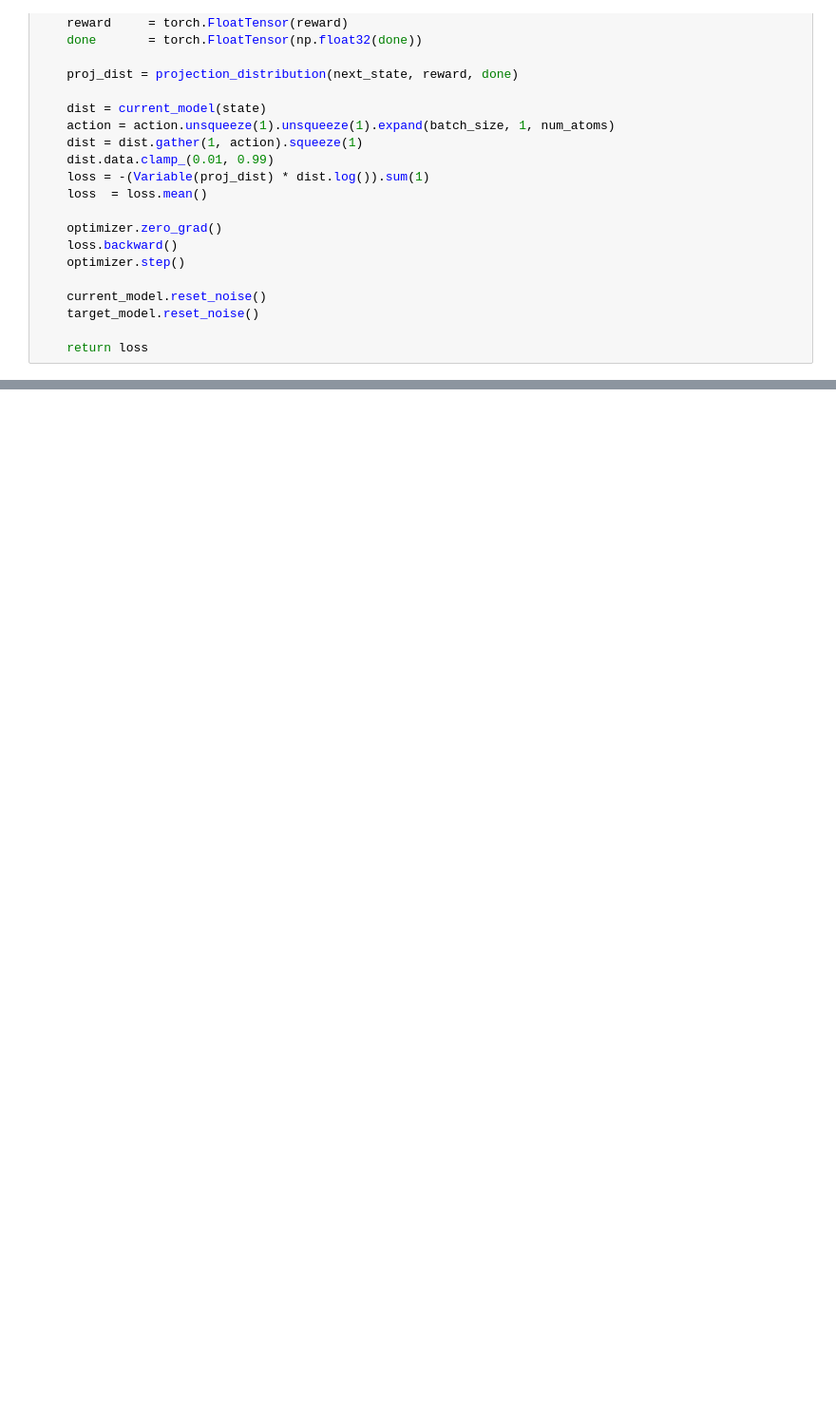
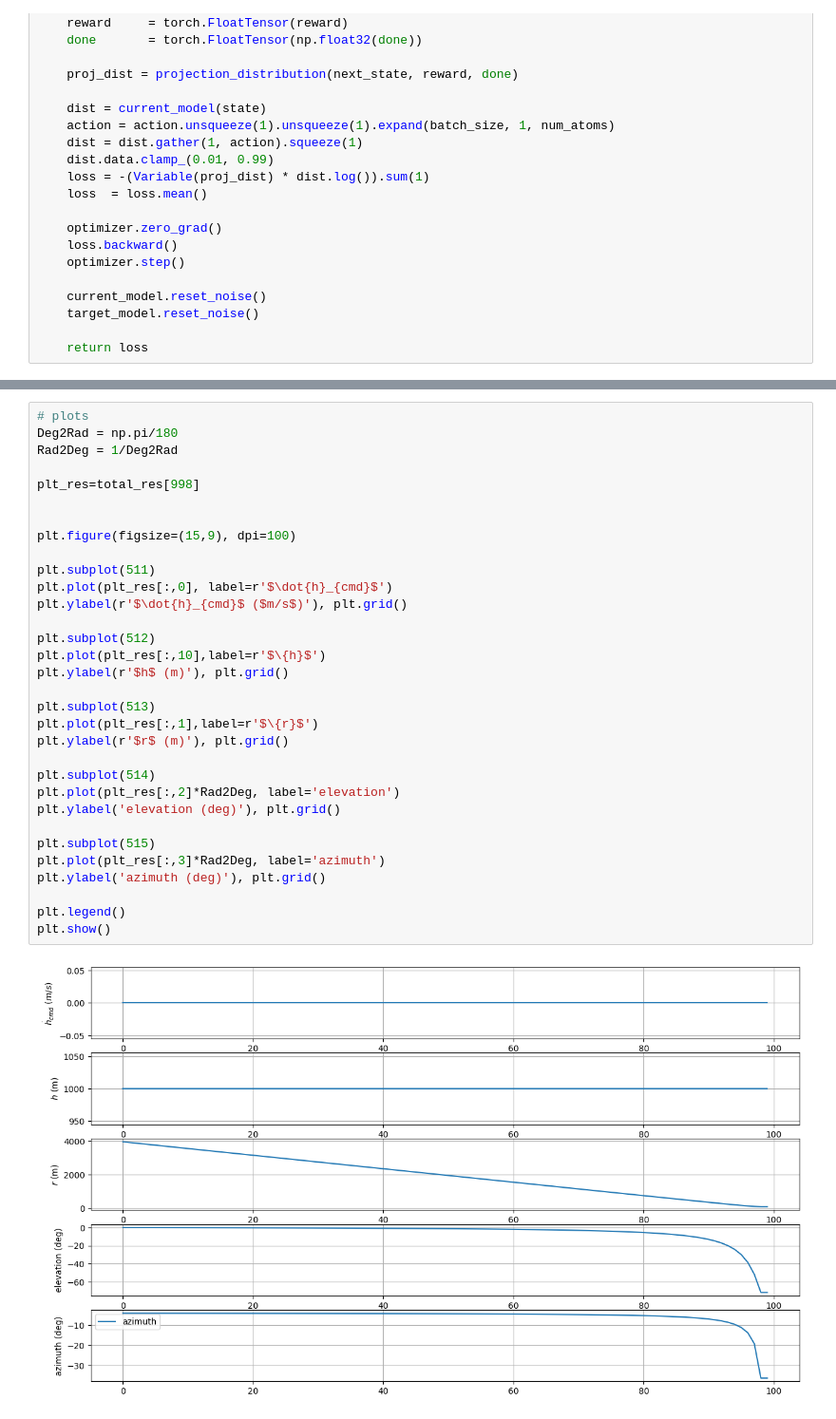
Before and after one commit to acsl-inha/collision_avoidance, a Jupyter notebook: Aircraft_avoidance_RL/6.non_cmd_rainbow/rainbow dqn.ipynb, the cells around one changed output, grey strips where cells are left out. Shown: that part at 95% size. Drawn from its saved outputs; the diff is of its cells as text; blank space fills up the shorter version.

```diff
--- a/Aircraft_avoidance_RL/6.non_cmd_rainbow/rainbow dqn.ipynb
+++ b/Aircraft_avoidance_RL/6.non_cmd_rainbow/rainbow dqn.ipynb
@@ -331,0 +272,34 @@ for frame_idx in range(1, num_frames + 1):
+# %%
+# plots
+Deg2Rad = np.pi/180
+Rad2Deg = 1/Deg2Rad
+
+plt_res=total_res[998]
+
+
+plt.figure(figsize=(15,9), dpi=100)
+
+plt.subplot(511)
+plt.plot(plt_res[:,0], label=r'$\dot{h}_{cmd}$')
+plt.ylabel(r'$\dot{h}_{cmd}$ ($m/s$)'), plt.grid()
+
+plt.subplot(512)
+plt.plot(plt_res[:,10],label=r'$\{h}$')
+plt.ylabel(r'$h$ (m)'), plt.grid()
+
+plt.subplot(513)
+plt.plot(plt_res[:,1],label=r'$\{r}$')
+plt.ylabel(r'$r$ (m)'), plt.grid()
+
+plt.subplot(514)
+plt.plot(plt_res[:,2]*Rad2Deg, label='elevation')
+plt.ylabel('elevation (deg)'), plt.grid()
+
+plt.subplot(515)
+plt.plot(plt_res[:,3]*Rad2Deg, label='azimuth')
+plt.ylabel('azimuth (deg)'), plt.grid()
+
+plt.legend()
+plt.show()
+# %% [output]
+[figure, added]
```
Also changed, not shown: parts of 16 cells of this notebook, 28 other files.
